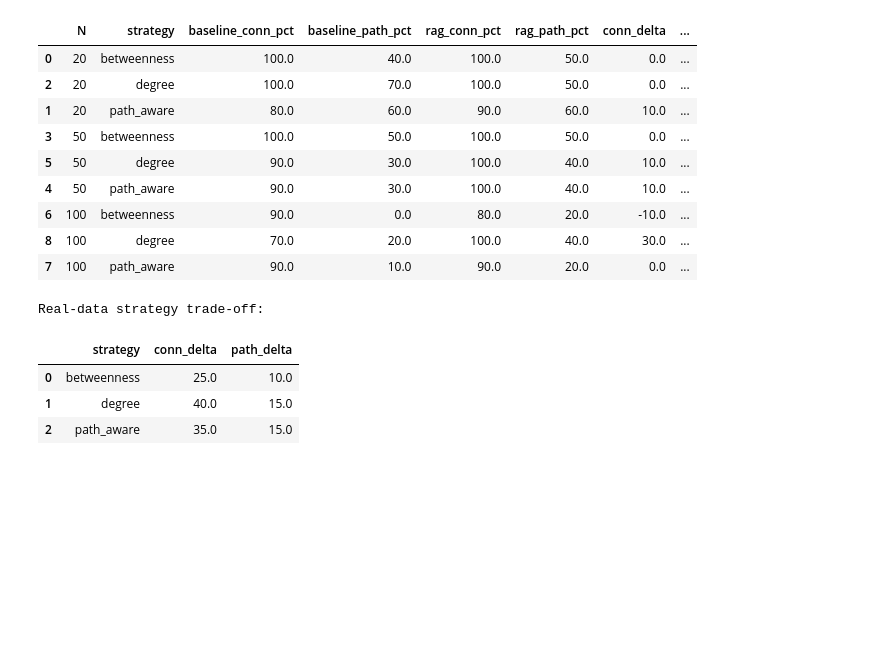
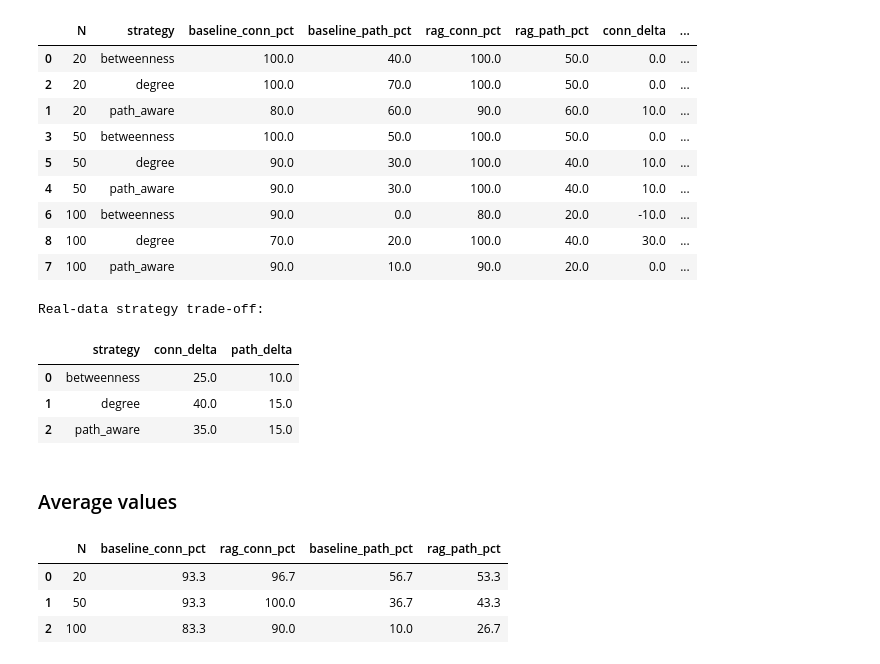
Before and after one commit to Artur-Gar/graph-rag-benchmark, a Jupyter notebook: graph_rag_evaluation.ipynb, the cells around one changed output. Cells and saved outputs as stored; diff of their text form; code cells hidden in the pictures; blank space fills up the shorter version.

Commit message:
average values

```diff
--- a/graph_rag_evaluation.ipynb
+++ b/graph_rag_evaluation.ipynb
@@ -156,3 +159,26 @@ Real-data strategy trade-off:
 | 0 | betweenness | 25.0 | 10.0 |
 | 1 | degree | 40.0 | 15.0 |
 | 2 | path_aware | 35.0 | 15.0 |
+# %% [markdown]
+### Average values
+# %%
+with open("./output/evaluation_results_graph_sizes.json", "r", encoding="utf-8") as f:
+    final_results = json.load(f)
+
+summary_df = build_synthetic_summary_df(final_results)
+
+table1_df = (
+    summary_df.groupby("N")[
+        ["baseline_conn_pct", "rag_conn_pct", "baseline_path_pct", "rag_path_pct"]
+    ]
+    .mean()
+    .round(1)
+    .reset_index()
+)
+
+display(table1_df)
+# %% [output]
+|  | N | baseline_conn_pct | rag_conn_pct | baseline_path_pct | rag_path_pct |
+| 0 | 20 | 93.3 | 96.7 | 56.7 | 53.3 |
+| 1 | 50 | 93.3 | 100.0 | 36.7 | 43.3 |
+| 2 | 100 | 83.3 | 90.0 | 10.0 | 26.7 |
```
Also changed, not shown: parts of 1 cell of this notebook.
